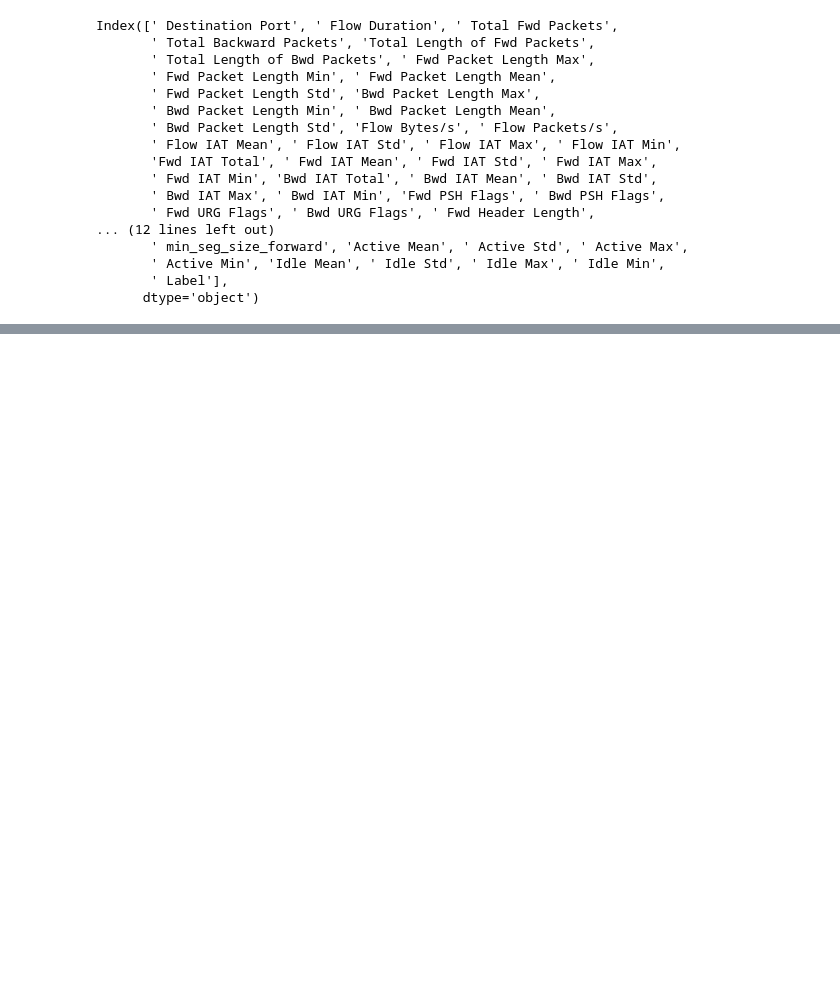
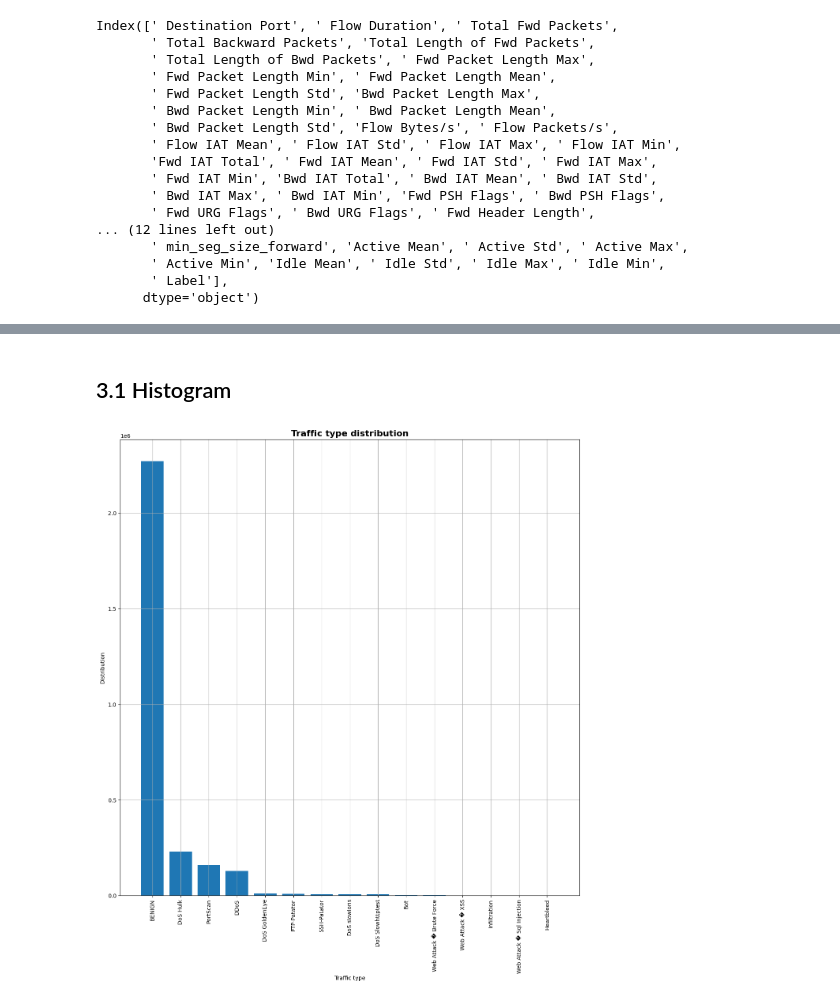
Before and after one commit to KostasEreksonas/IDS_test, a Jupyter notebook: CIC_IDS2017.ipynb, the cells around one changed output, grey strips where cells are left out. Saved outputs shown, nothing was run; the diff lists cells and outputs as text; code cells hidden in the pictures; blank space fills up the shorter version.

Commit message:
Prepared data for training

```diff
--- a/CIC_IDS2017.ipynb
+++ b/CIC_IDS2017.ipynb
@@ -287,0 +201,2 @@ from  sklearn.preprocessing import LabelBinarizer
+# %%
+data = data.replace([-np.inf, np.inf], np.nan)
@@ -287,0 +219,2 @@ from  sklearn.preprocessing import LabelBinarizer
+# %%
+data.dropna(inplace=True)
@@ -287,0 +228,3 @@ from  sklearn.preprocessing import LabelBinarizer
+# %%
+label = data[' Label'].value_counts().index.tolist()
+count = data[' Label'].value_counts()
@@ -287,0 +269,18 @@ from  sklearn.preprocessing import LabelBinarizer
+# %% [markdown]
+## 3.1 Histogram
+# %%
+def hist_plot(label, count):
+    _dict = {}
+    for x in range(len(label)):
+        _dict[label[x]] = count.iloc[x]
+    fig, ax = plt.subplots(figsize=(15,15))
+    ax.bar(_dict.keys(), _dict.values())
+    ax.set_title('Traffic type distribution', fontsize=16, fontweight="bold")
+    ax.set_xlabel('Traffic type')
+    ax.tick_params(axis='x', labelrotation=90)
+    ax.set_ylabel('Distribution')
+    ax.grid(which='Major', axis='both')
+# %%
+hist_plot(label, count)
+# %% [output]
+[figure, added]
```
Also changed, not shown: parts of 67 cells of this notebook.
